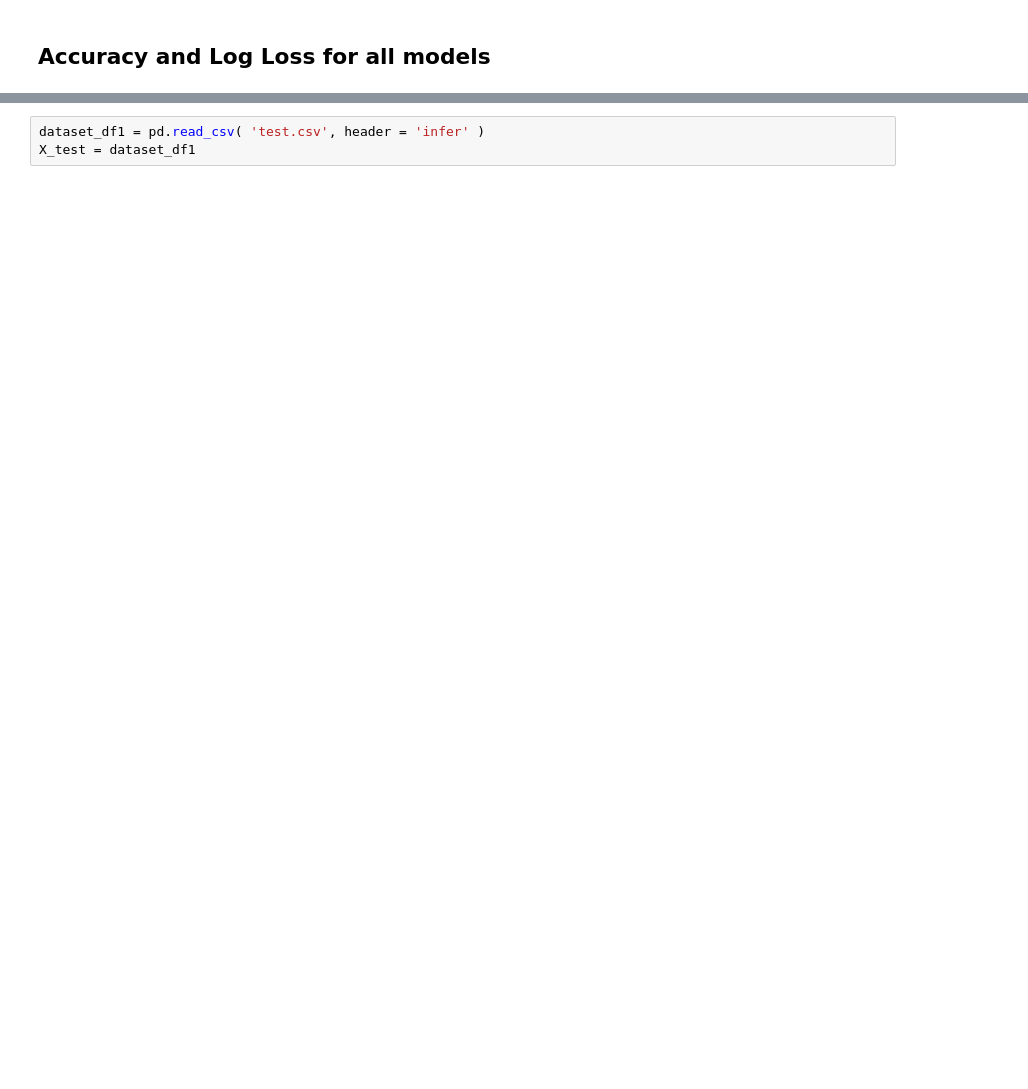
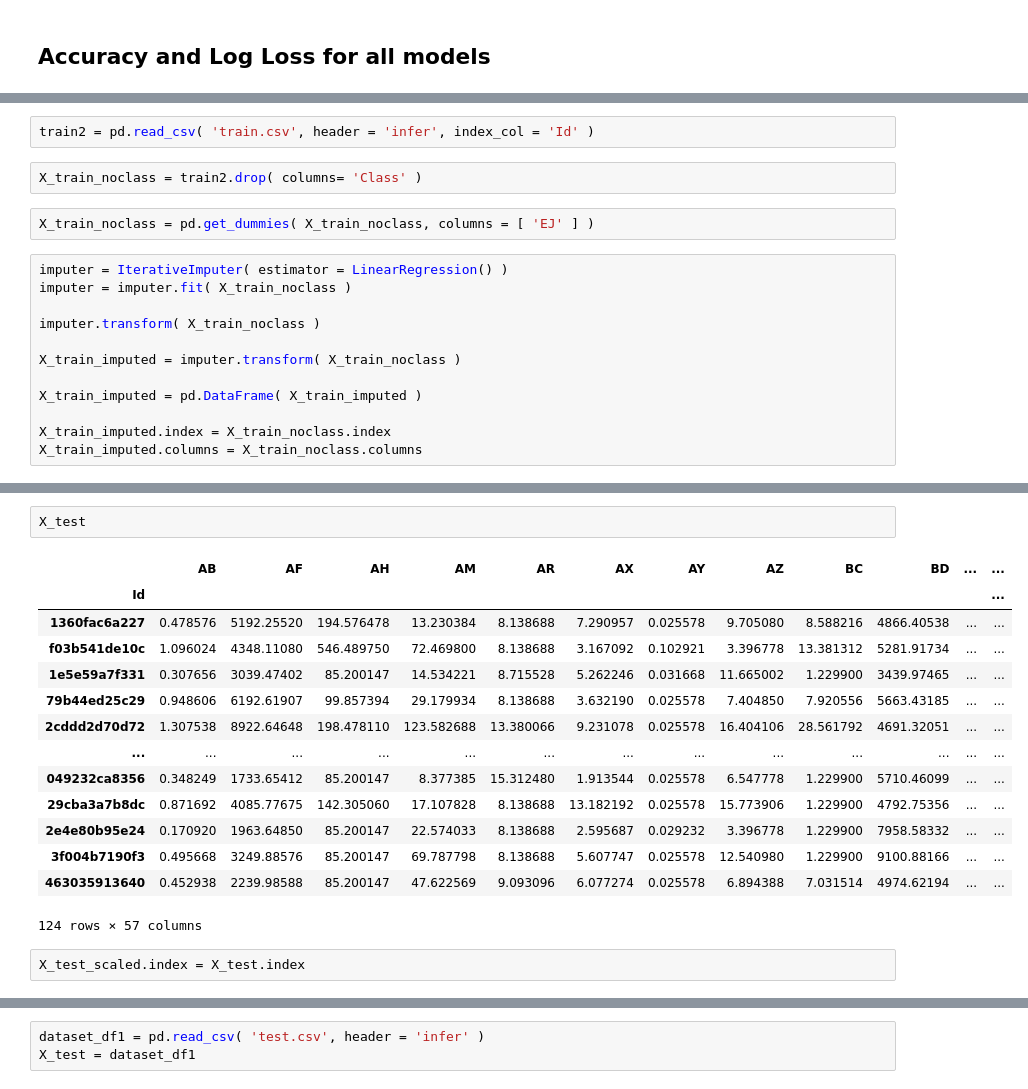
Before and after one commit to ToluPeazy/kaggle_sample, a Jupyter notebook: identifying_conditions.ipynb, the cells around one changed output, grey strips where cells are left out. Saved outputs shown, nothing was run; the diff lists cells and outputs as text; blank space fills up the shorter version.

```diff
--- a/identifying_conditions.ipynb
+++ b/identifying_conditions.ipynb
@@ -496,0 +404,18 @@ from sklearn.metrics import accuracy_score, cohen_kappa_score, f1_score, log_los
+# %%
+train2 = pd.read_csv( 'train.csv', header = 'infer', index_col = 'Id' )
+# %%
+X_train_noclass = train2.drop( columns= 'Class' )
+# %%
+X_train_noclass = pd.get_dummies( X_train_noclass, columns = [ 'EJ' ] )
+# %%
+imputer = IterativeImputer( estimator = LinearRegression() )
+imputer = imputer.fit( X_train_noclass )
+
+imputer.transform( X_train_noclass )
+
+X_train_imputed = imputer.transform( X_train_noclass )
+
+X_train_imputed = pd.DataFrame( X_train_imputed )
+
+X_train_imputed.index = X_train_noclass.index
+X_train_imputed.columns = X_train_noclass.columns
@@ -496,0 +574,19 @@ from sklearn.metrics import accuracy_score, cohen_kappa_score, f1_score, log_los
+# %%
+X_test
+# %% [output]
+|  | AB | AF | AH | AM | AR | AX | AY | AZ | BC | BD | ... | ... |
+| Id |  |  |  |  |  |  |  |  |  |  |  | ... |
+| 1360fac6a227 | 0.478576 | 5192.25520 | 194.576478 | 13.230384 | 8.138688 | 7.290957 | 0.025578 | 9.705080 | 8.588216 | 4866.40538 | ... | ... |
+| f03b541de10c | 1.096024 | 4348.11080 | 546.489750 | 72.469800 | 8.138688 | 3.167092 | 0.102921 | 3.396778 | 13.381312 | 5281.91734 | ... | ... |
+| 1e5e59a7f331 | 0.307656 | 3039.47402 | 85.200147 | 14.534221 | 8.715528 | 5.262246 | 0.031668 | 11.665002 | 1.229900 | 3439.97465 | ... | ... |
+| 79b44ed25c29 | 0.948606 | 6192.61907 | 99.857394 | 29.179934 | 8.138688 | 3.632190 | 0.025578 | 7.404850 | 7.920556 | 5663.43185 | ... | ... |
+| 2cddd2d70d72 | 1.307538 | 8922.64648 | 198.478110 | 123.582688 | 13.380066 | 9.231078 | 0.025578 | 16.404106 | 28.561792 | 4691.32051 | ... | ... |
+| ... | ... | ... | ... | ... | ... | ... | ... | ... | ... | ... | ... | ... |
+| 049232ca8356 | 0.348249 | 1733.65412 | 85.200147 | 8.377385 | 15.312480 | 1.913544 | 0.025578 | 6.547778 | 1.229900 | 5710.46099 | ... | ... |
+| 29cba3a7b8dc | 0.871692 | 4085.77675 | 142.305060 | 17.107828 | 8.138688 | 13.182192 | 0.025578 | 15.773906 | 1.229900 | 4792.75356 | ... | ... |
+| 2e4e80b95e24 | 0.170920 | 1963.64850 | 85.200147 | 22.574033 | 8.138688 | 2.595687 | 0.029232 | 3.396778 | 1.229900 | 7958.58332 | ... | ... |
+| 3f004b7190f3 | 0.495668 | 3249.88576 | 85.200147 | 69.787798 | 8.138688 | 5.607747 | 0.025578 | 12.540980 | 1.229900 | 9100.88166 | ... | ... |
+| 463035913640 | 0.452938 | 2239.98588 | 85.200147 | 47.622569 | 9.093096 | 6.077274 | 0.025578 | 6.894388 | 7.031514 | 4974.62194 | ... | ... |
+124 rows × 57 columns
+# %%
+X_test_scaled.index = X_test.index
```
Also changed, not shown: parts of 36 cells of this notebook, 1 other file.
